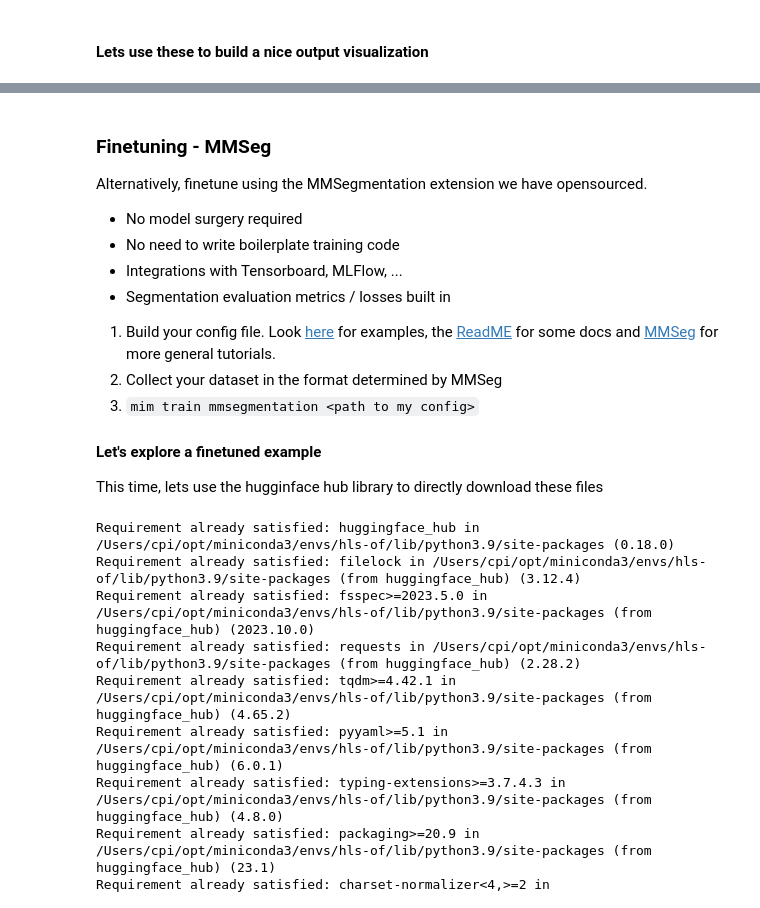
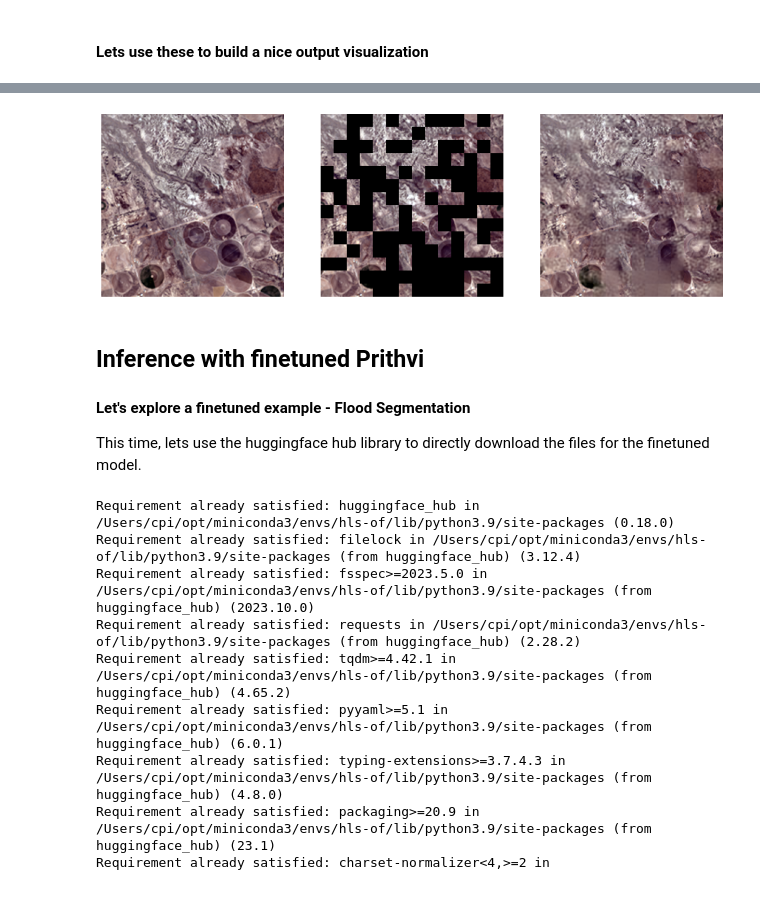
Before and after one commit to NASA-IMPACT/hls-foundation-os, a Jupyter notebook: exploration.ipynb, the cells around one changed output, grey strips where cells are left out. Drawn from its saved outputs; the diff is of its cells as text; code cells hidden in the pictures.

```diff
--- a/exploration.ipynb
+++ b/exploration.ipynb
@@ -44,3 +75,23 @@ PERCENTILES = (0.1, 99.9)
+# %%
+def plot_image_mask_reconstruction(normalized, mask_img, pred_img):
+    # Mix visible and predicted patches
+    rec_img = normalized.clone()
+    rec_img[mask_img == 1] = pred_img[mask_img == 1]  # binary mask: 0 is keep, 1 is remove
+
+    mask_img_np = mask_img.numpy().reshape(6, 224, 224).transpose((1, 2, 0))[..., :3]
+
+    rec_img_np = (rec_img.numpy().reshape(6, 224, 224) * stds) + means
+
+    fig, ax = plt.subplots(1, 3, figsize=(15, 6))
+
+    for subplot in ax:
+        subplot.axis('off')
+
+    ax[0].imshow(enhance_raster_for_visualization(input_data))
+    masked_img_np = enhance_raster_for_visualization(input_data).copy()
+    masked_img_np[mask_img_np[..., 0] == 1] = 0
+    ax[1].imshow(masked_img_np)
+    ax[2].imshow(enhance_raster_for_visualization(rec_img_np, ref_img=input_data))
 # %% [markdown]
 ### Loading the model
 Assuming you have the relevant files under this directory
@@ -121,12 +139,12 @@ plt.imshow(raster_for_visualization)
 means = np.array(train_args["data_mean"]).reshape(-1, 1, 1)
 stds = np.array(train_args["data_std"]).reshape(-1, 1, 1)
 
-# normalize image
-normalized = input_data.copy()
-normalized = ((input_data - means) / stds)
-
-# prepare input shape for model (Batch size, channels, time step, height, width)
-normalized = torch.from_numpy(normalized.reshape(1, normalized.shape[0], 1, *normalized.shape[-2:])).to(torch.float32)
+def preprocess_image(image):
+    # normalize image
+    normalized = image.copy()
+    normalized = ((image - means) / stds)
+    normalized = torch.from_numpy(normalized.reshape(1, normalized.shape[0], 1, *normalized.shape[-2:])).to(torch.float32)
+    return normalized
 # %% [markdown]
 #### Lets call the model!
 We pass:
@@ -138,6 +156,7 @@ The model returns a tuple with:
  - reconstructed image
  - mask used
 # %%
+normalized = preprocess_image(input_data)
 with torch.no_grad():
         mask_ratio = 0.5
         _, pred, mask = model(normalized, mask_ratio=mask_ratio)
@@ -175,18 +167,13 @@ To finetune, you can now write a PyTorch loop as usual to train on your dataset.
-# %% [markdown]
-### Finetuning - MMSeg
-Alternatively, finetune using the MMSegmentation extension we have opensourced.
-- No model surgery required
-- No need to write boilerplate training code
-- Integrations with Tensorboard, MLFlow, ...
-- Segmentation evaluation metrics / losses built in
-
-1. Build your config file. Look [here](./configs/) for examples, the [ReadME](./README.md) for some docs and [MMSeg](https://mmsegmentation.readthedocs.io/en/0.x/tutorials/config.html) for more general tutorials.
-2. Collect your dataset in the format determined by MMSeg
-3. `mim train mmsegmentation <path to my config>`
-
-#### Let's explore a finetuned example
-
-This time, lets use the hugginface hub library to directly download these files
+# %%
+plot_image_mask_reconstruction(normalized, mask_img, pred_img)
+# %% [output]
+[figure, added]
+# %% [markdown]
+## Inference with finetuned Prithvi
+
+#### Let's explore a finetuned example - Flood Segmentation
+
+This time, lets use the huggingface hub library to directly download the files for the finetuned model.
 # %%
 %pip install huggingface_hub
 # %% [output]
```
Also changed, not shown: parts of 24 cells of this notebook.
